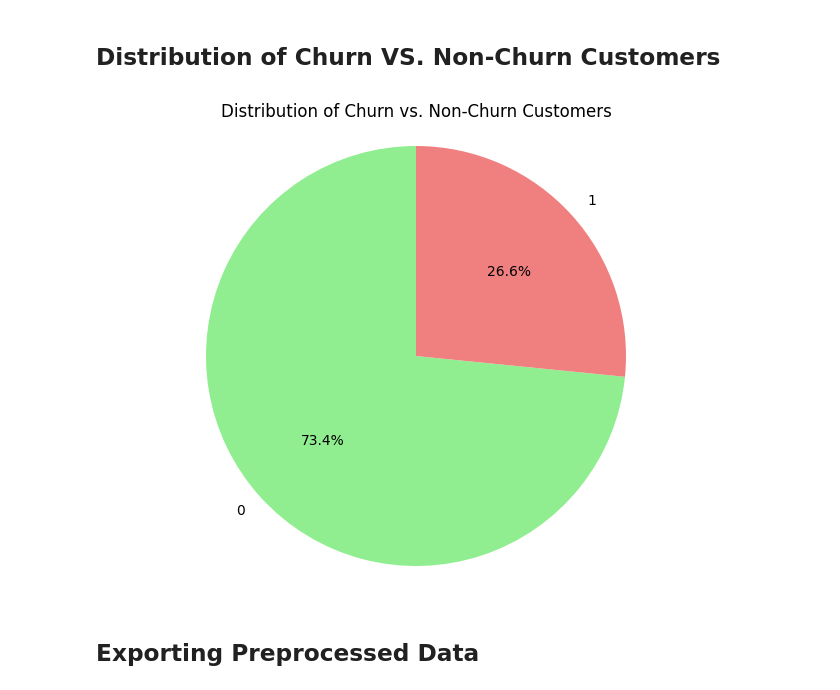
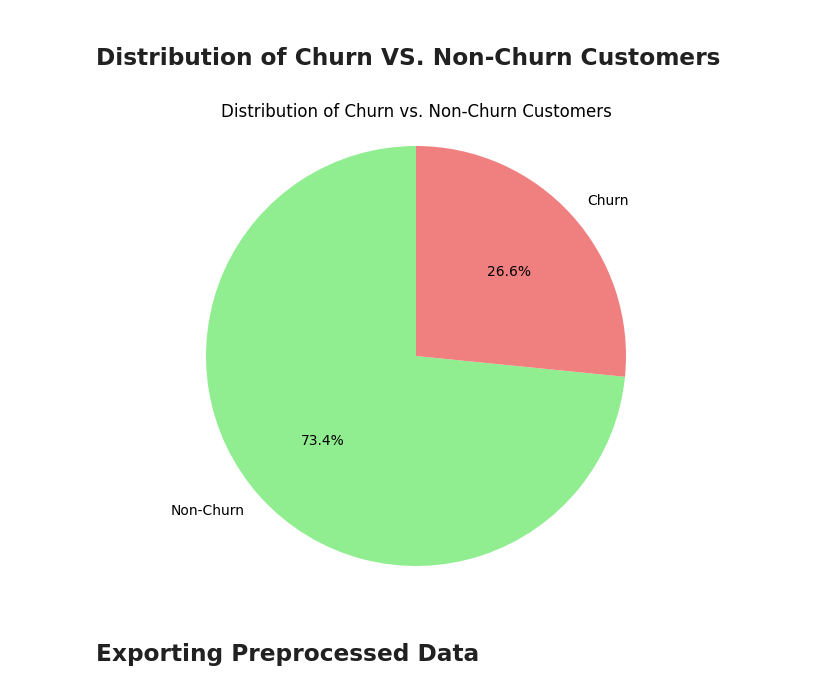
Before and after one commit to rydzze/Telecom-Customer-Churn-Prediction, a Jupyter notebook: IBM/data_preprocessing.ipynb, the cells around one changed output. Drawn from its saved outputs; the diff is of its cells as text; code cells hidden in the pictures.

```diff
--- a/IBM/data_preprocessing.ipynb
+++ b/IBM/data_preprocessing.ipynb
@@ -217,18 +217,18 @@ dtype: int64
 # %% [markdown]
 ## **Distribution of Churn VS. Non-Churn Customers**
 # %%
-data_copy = data['Churn'].replace({'Yes': 'Churn', 'No': 'Non-Churn'})
+data_copy = data['Churn'].replace({'Yes': 1, 'No': 0})
 churn_counts = data_copy.value_counts()
 colors = ['lightgreen', 'lightcoral']
 
 plt.figure(figsize=(8, 6))
-plt.pie(churn_counts, labels=churn_counts.index, autopct='%1.1f%%', startangle=90, colors=colors)
+plt.pie(churn_counts, labels=['Non-Churn', 'Churn'], autopct='%1.1f%%', startangle=90, colors=colors)
 plt.title('Distribution of Churn vs. Non-Churn Customers')
 
 plt.axis('equal')
 plt.show()
 # %% [output]
-[figure, old version]
+[figure, new version]
 # %% [markdown]
 ## **Exporting Preprocessed Data**
 # %%
```
Also changed, not shown: 20 other files.
